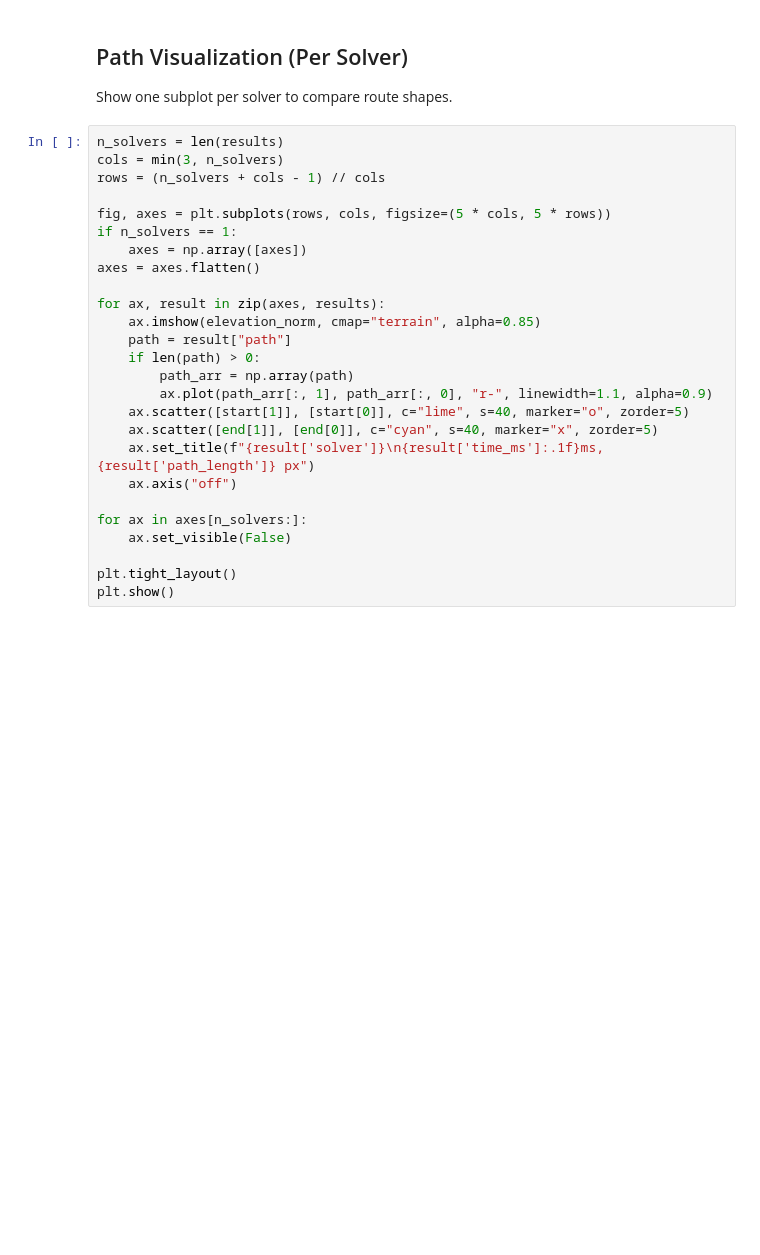
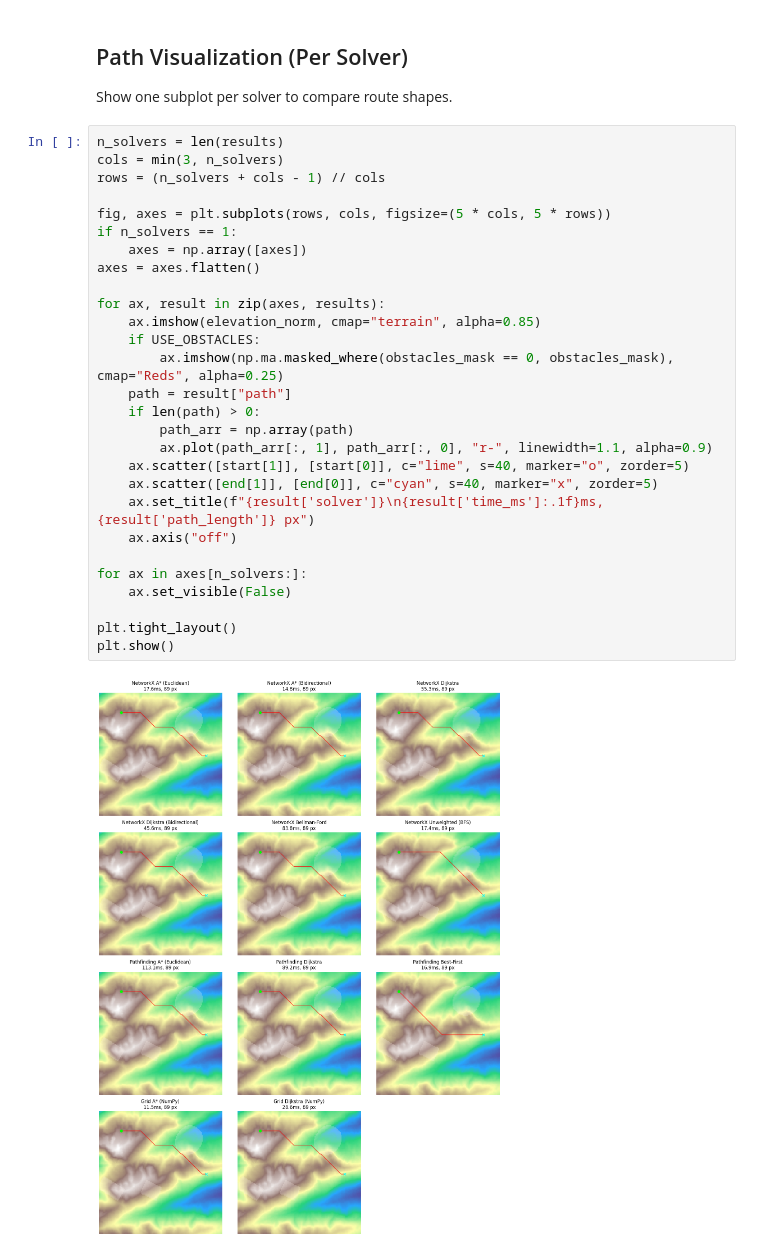
Before and after one commit to ThalesGroup/passage, a Jupyter notebook: notebooks/solve.ipynb, the cells around one changed output. Drawn from its saved outputs; the diff is of its cells as text; blank space fills up the shorter version.

```diff
--- a/notebooks/solve.ipynb
+++ b/notebooks/solve.ipynb
@@ -304,26 +420,30 @@ Show one subplot per solver to compare route shapes.
 # %%
 n_solvers = len(results)
 cols = min(3, n_solvers)
 rows = (n_solvers + cols - 1) // cols
 
 fig, axes = plt.subplots(rows, cols, figsize=(5 * cols, 5 * rows))
 if n_solvers == 1:
     axes = np.array([axes])
 axes = axes.flatten()
 
 for ax, result in zip(axes, results):
     ax.imshow(elevation_norm, cmap="terrain", alpha=0.85)
+    if USE_OBSTACLES:
+        ax.imshow(np.ma.masked_where(obstacles_mask == 0, obstacles_mask), cmap="Reds", alpha=0.25)
     path = result["path"]
     if len(path) > 0:
         path_arr = np.array(path)
         ax.plot(path_arr[:, 1], path_arr[:, 0], "r-", linewidth=1.1, alpha=0.9)
     ax.scatter([start[1]], [start[0]], c="lime", s=40, marker="o", zorder=5)
     ax.scatter([end[1]], [end[0]], c="cyan", s=40, marker="x", zorder=5)
     ax.set_title(f"{result['solver']}\n{result['time_ms']:.1f}ms, {result['path_length']} px")
     ax.axis("off")
 
 for ax in axes[n_solvers:]:
     ax.set_visible(False)
 
 plt.tight_layout()
 plt.show()
+# %% [output]
+[figure, added]
```
Also changed, not shown: parts of 12 cells of this notebook, 24 other files.
